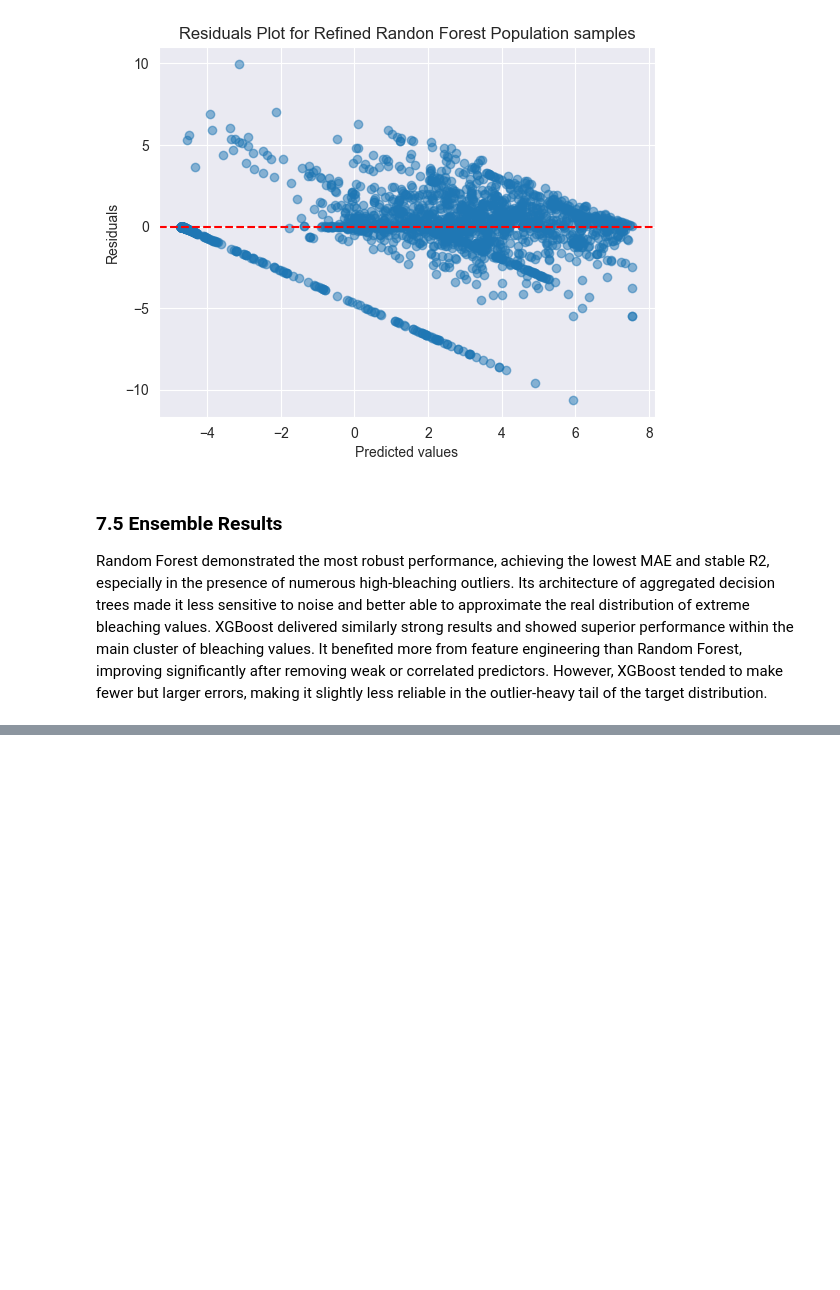
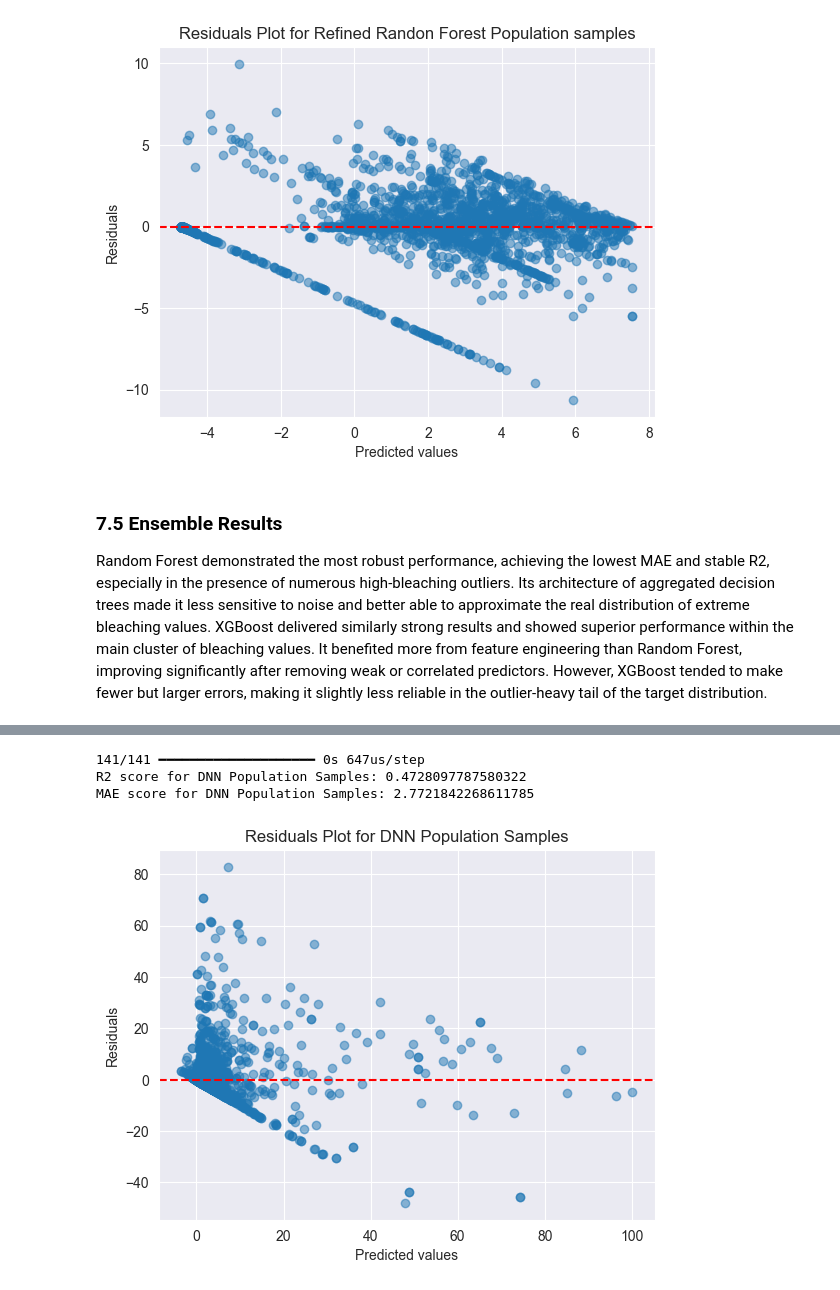
Before and after one commit to BopHockoB/Reef_Analysis, a Jupyter notebook: final_code_report.ipynb, the cells around one changed output, grey strips where cells are left out. Saved outputs shown, nothing was run; the diff lists cells and outputs as text; code cells hidden in the pictures; blank space fills up the shorter version.

```diff
--- a/final_code_report.ipynb
+++ b/final_code_report.ipynb
@@ -929,0 +948,11 @@ Random Forest demonstrated the most robust performance, achieving the lowest MAE
+# %%
+def create_interaction_features(df, interactions):
+
+    for a, b in interactions:
+        if a in df.columns and b in df.columns:
+            df[f"{a}_x_{b}"] = df[a] * df[b]
+
+
+    df.info()
+
+    return df
@@ -929,0 +1105,7 @@ Random Forest demonstrated the most robust performance, achieving the lowest MAE
+# %%
+model_dnn_population = get_dnn(dnn_data_population["X_train"])
+
+model_dnn_colony = get_dnn(dnn_data_colony["X_train"])
+
+model_dnn_population.summary()
+model_dnn_colony.summary()
@@ -929,0 +1153,24 @@ Random Forest demonstrated the most robust performance, achieving the lowest MAE
+# %%
+
+early_stop_population = EarlyStopping(
+    patience=10,
+    restore_best_weights=True,
+    monitor='loss'
+)
+
+early_stop_colony = EarlyStopping(
+    patience=10,
+    restore_best_weights=True,
+    monitor='loss'
+)
+
+model_dnn_population.compile(optimizer="adam",
+              loss="mse",
+              metrics=['mae'],
+               )
+
+model_dnn_colony.compile(optimizer="adam",
+              loss="mse",
+              metrics=['mae'])
+# %%
+model_dnn_population.fit(dnn_data_population["X_train"], dnn_data_population["y_train"], epochs=200, verbose=2, callbacks=[early_stop_population])
@@ -929,0 +1203,7 @@ Random Forest demonstrated the most robust performance, achieving the lowest MAE
+# %%
+test_model(model_dnn_population, dnn_data_population["X_test"], dnn_data_population["y_test"], "DNN Population Samples")
+# %% [output]
+141/141 ━━━━━━━━━━━━━━━━━━━━ 0s 647us/step
+R2 score for DNN Population Samples: 0.4728097787580322
+MAE score for DNN Population Samples: 2.7721842268611785
+[figure, added]
```
Also changed, not shown: parts of 19 cells of this notebook, 1 other file.
